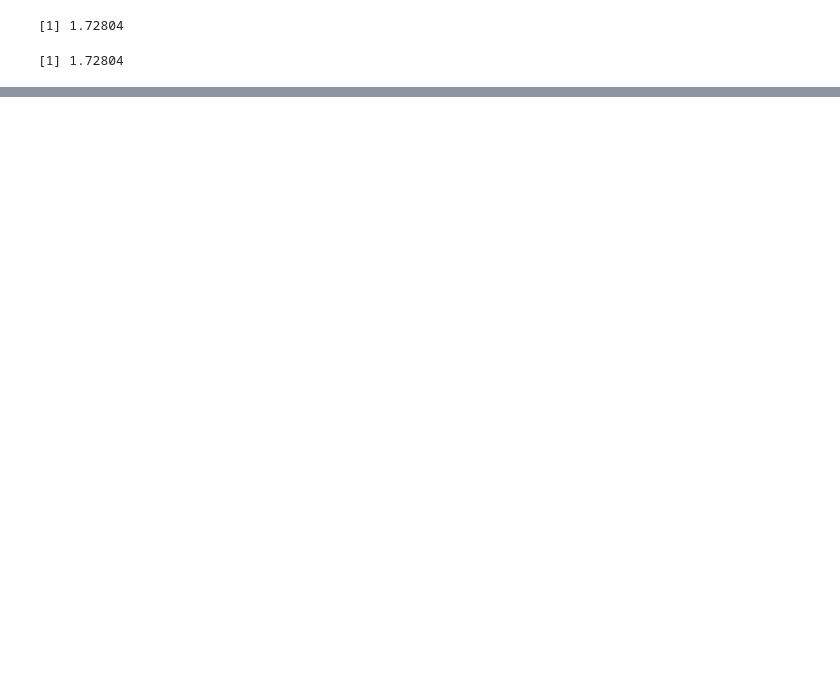
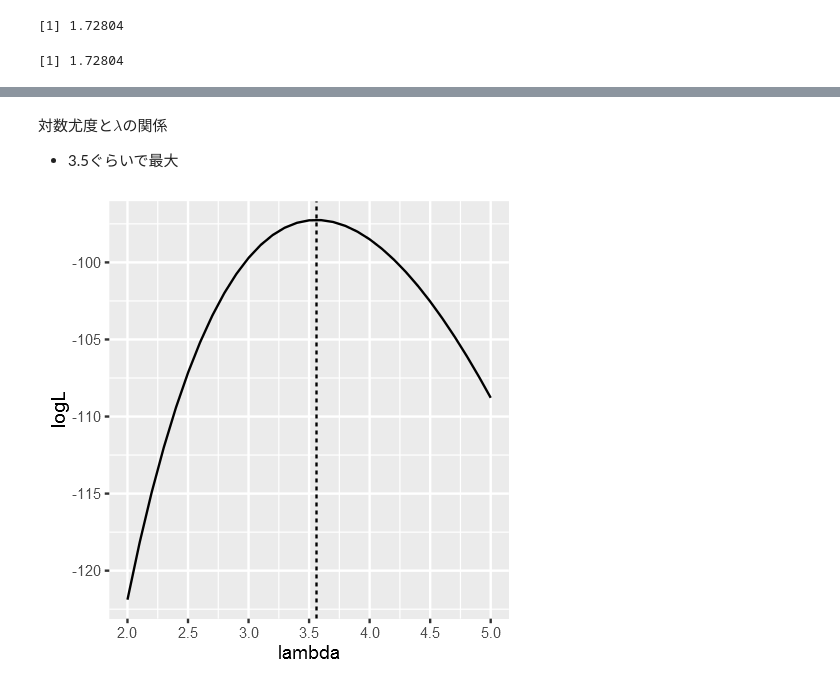
Before and after one commit to whatalnk/stat-model-intro, a Jupyter notebook: Chap02.ipynb, the cells around one changed output, grey strips where cells are left out. Cells and saved outputs as stored; diff of their text form; code cells hidden in the pictures; blank space fills up the shorter version.

```diff
--- a/Chap02.ipynb
+++ b/Chap02.ipynb
@@ -104,0 +234,4 @@ data_frame(x = c(0:20), y1 = dpois(x, lambda = 3.5), y2 = dpois(x, lambda = 7.7)
+# %% [markdown]
+対数尤度と$\lambda$の関係
+
+* 3.5ぐらいで最大
@@ -104,0 +240,9 @@ data_frame(x = c(0:20), y1 = dpois(x, lambda = 3.5), y2 = dpois(x, lambda = 7.7)
+# %%
+lambda = seq(2, 5, 0.1)
+data_frame(lambda, logL = sapply(lambda, logL)) %>>%
+    ggplot(aes(x = lambda, y = logL)) +
+        geom_line() +
+        geom_vline(xintercept = 3.56, linetype = 2) +
+        scale_x_continuous(breaks = seq(2, 5, 0.5))
+# %% [output]
+[figure, added]
```
Also changed, not shown: parts of 41 cells of this notebook.
